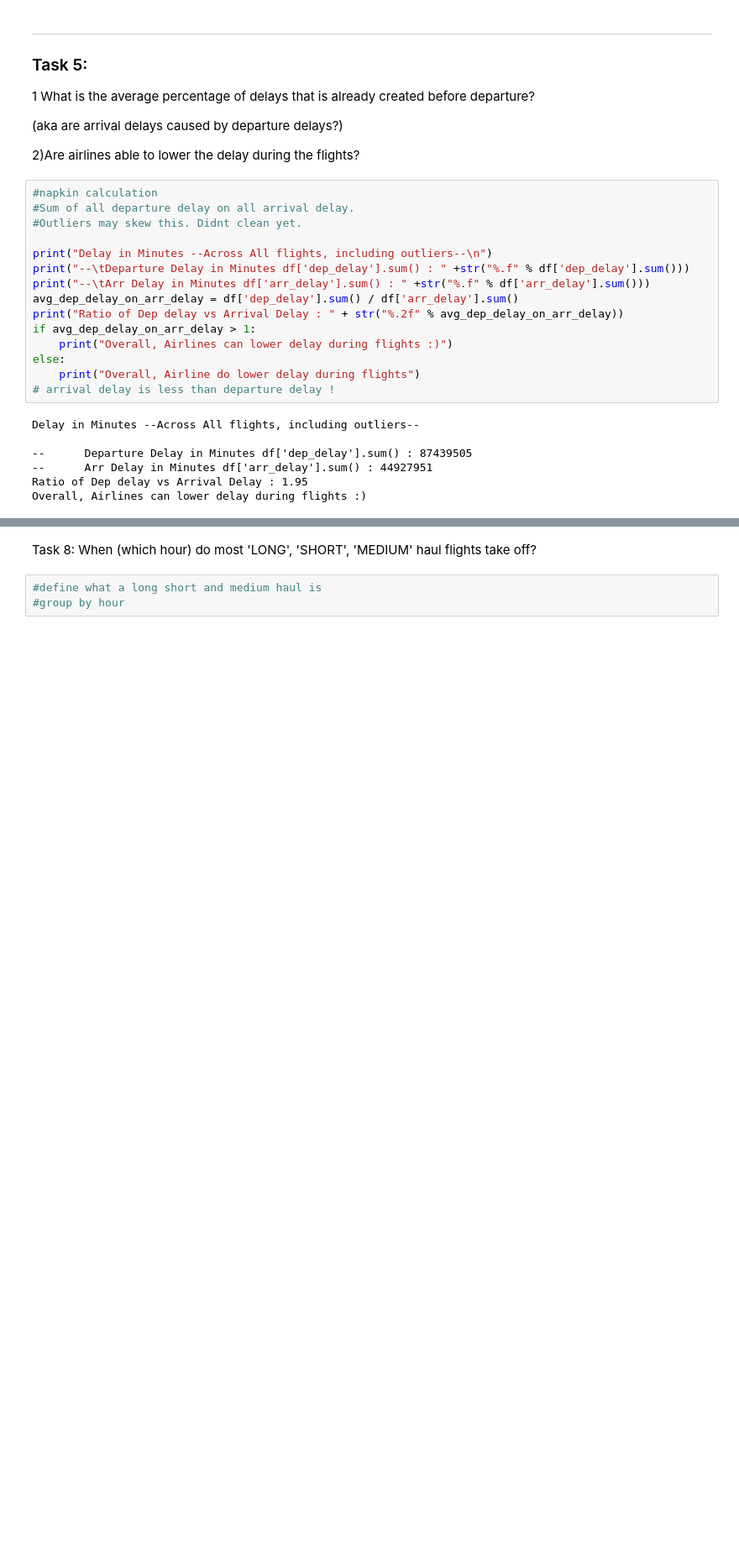
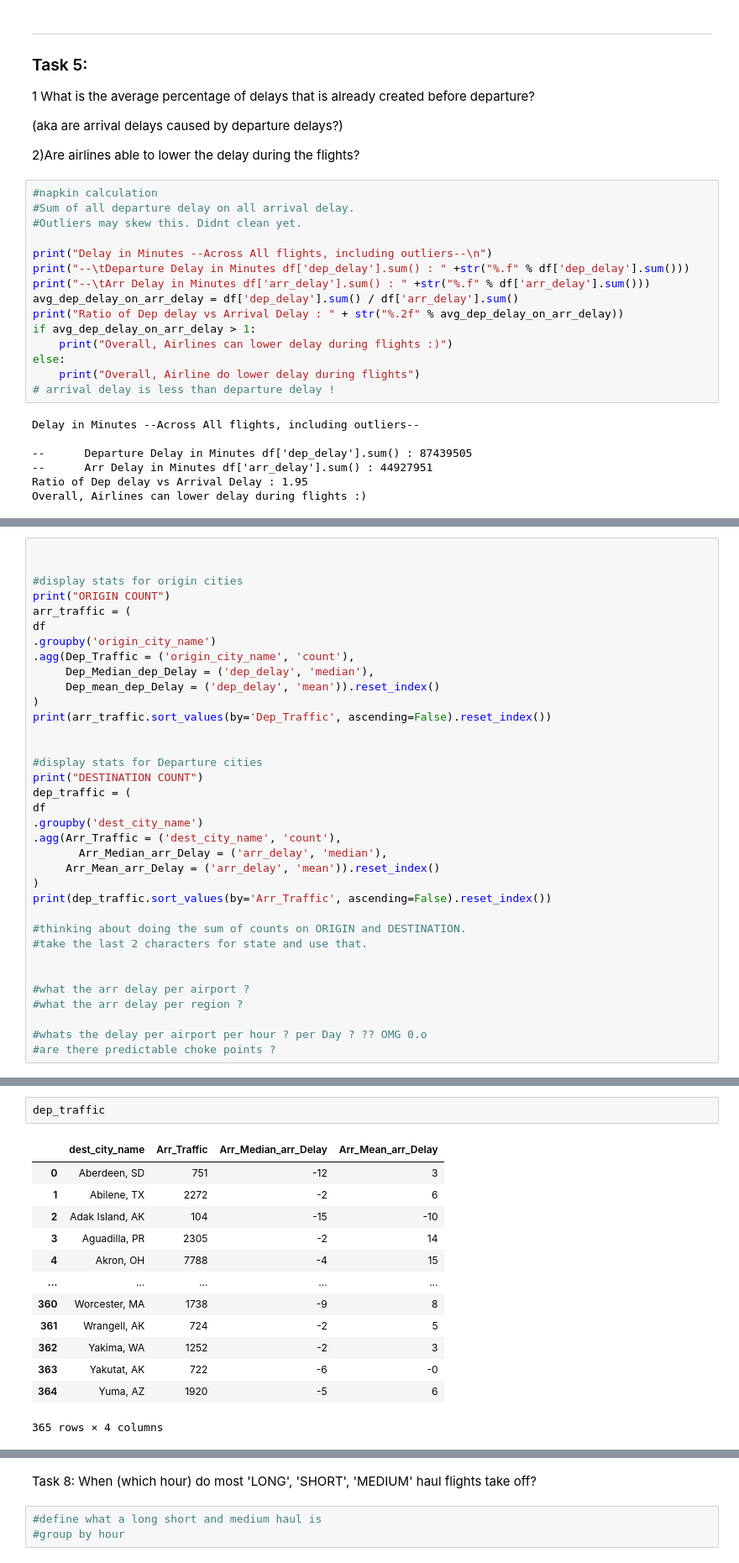
Before and after one commit to Some7hing0riginal/lighthouselabs-midterm1, a Jupyter notebook: Explorationsv2.ipynb, the cells around one changed output, grey strips where cells are left out. Shown at 84% size. Drawn from its saved outputs; the diff is of its cells as text; blank space fills up the shorter version.

```diff
--- a/Explorationsv2.ipynb
+++ b/Explorationsv2.ipynb
@@ -410,0 +410,35 @@ Sum of Departure delays represents 1.14%  of total arrival delays
+# %%
+
+
+#display stats for origin cities
+print("ORIGIN COUNT")
+arr_traffic = (
+df
+.groupby('origin_city_name')
+.agg(Dep_Traffic = ('origin_city_name', 'count'),
+     Dep_Median_dep_Delay = ('dep_delay', 'median'),
+     Dep_mean_dep_Delay = ('dep_delay', 'mean')).reset_index()
+)
+print(arr_traffic.sort_values(by='Dep_Traffic', ascending=False).reset_index())
+
+
+#display stats for Departure cities
+print("DESTINATION COUNT")
+dep_traffic = (
+df
+.groupby('dest_city_name')
+.agg(Arr_Traffic = ('dest_city_name', 'count'),
+       Arr_Median_arr_Delay = ('arr_delay', 'median'),
+     Arr_Mean_arr_Delay = ('arr_delay', 'mean')).reset_index()
+)
+print(dep_traffic.sort_values(by='Arr_Traffic', ascending=False).reset_index())
+
+#thinking about doing the sum of counts on ORIGIN and DESTINATION.
+#take the last 2 characters for state and use that.
+
+
+#what the arr delay per airport ?
+#what the arr delay per region ?
+
+#whats the delay per airport per hour ? per Day ? ?? OMG 0.o
+#are there predictable choke points ?
@@ -410,0 +463,16 @@ Sum of Departure delays represents 1.14%  of total arrival delays
+# %%
+dep_traffic
+# %% [output]
+|  | dest_city_name | Arr_Traffic | Arr_Median_arr_Delay | Arr_Mean_arr_Delay |
+| 0 | Aberdeen, SD | 751 | -12 | 3 |
+| 1 | Abilene, TX | 2272 | -2 | 6 |
+| 2 | Adak Island, AK | 104 | -15 | -10 |
+| 3 | Aguadilla, PR | 2305 | -2 | 14 |
+| 4 | Akron, OH | 7788 | -4 | 15 |
+| ... | ... | ... | ... | ... |
+| 360 | Worcester, MA | 1738 | -9 | 8 |
+| 361 | Wrangell, AK | 724 | -2 | 5 |
+| 362 | Yakima, WA | 1252 | -2 | 3 |
+| 363 | Yakutat, AK | 722 | -6 | -0 |
+| 364 | Yuma, AZ | 1920 | -5 | 6 |
+365 rows × 4 columns
```
Also changed, not shown: parts of 16 cells of this notebook.
